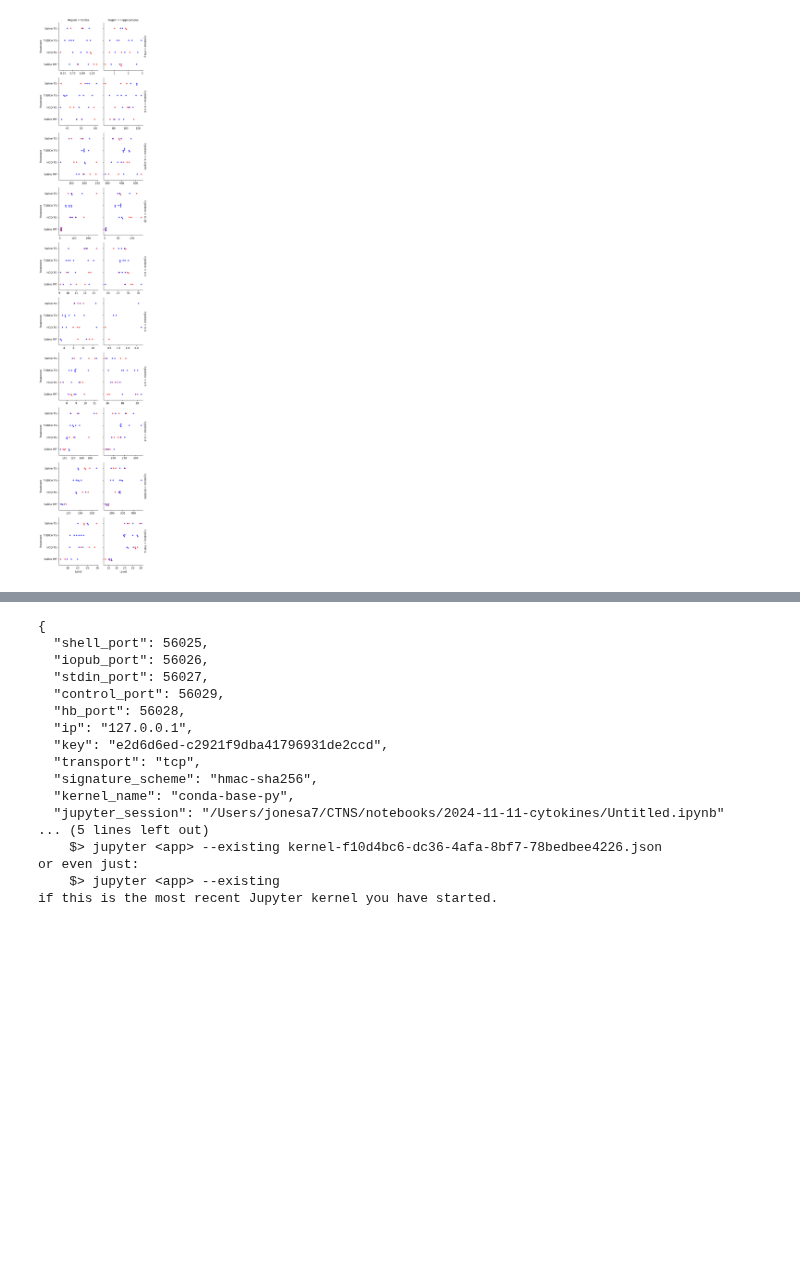
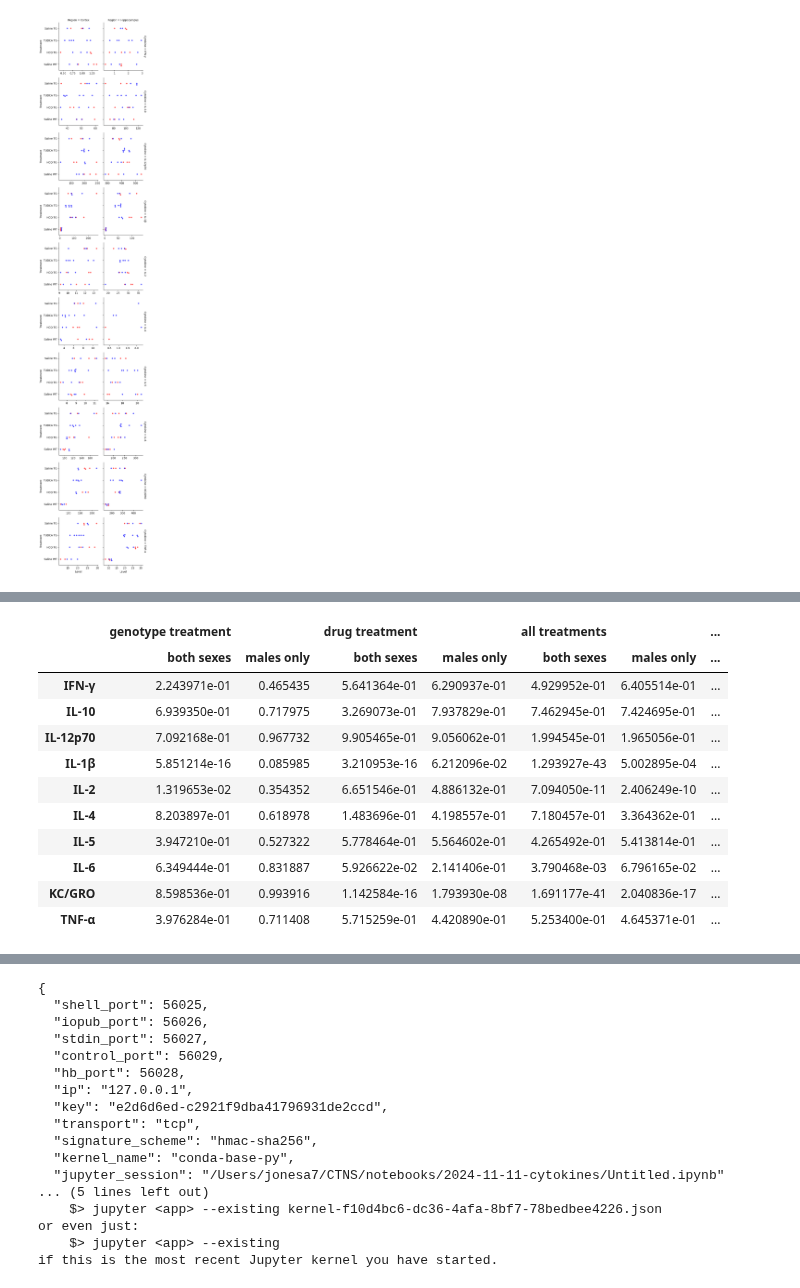
Before and after one commit to attilagk/CTNS-notebook, a Jupyter notebook: 2024-11-11-cytokines/2024-11-11-cytokines.ipynb, the cells around one changed output, grey strips where cells are left out. Cells and saved outputs as stored; diff of their text form; code cells hidden in the pictures; blank space fills up the shorter version.

```diff
--- a/2024-11-11-cytokines/2024-11-11-cytokines.ipynb
+++ b/2024-11-11-cytokines/2024-11-11-cytokines.ipynb
@@ -265,0 +207,15 @@ Notes:
+# %%
+results_CO28152.map(lambda r: jarque_bera(r.resid)[1])
+# %% [output]
+|  | genotype treatment |  | drug treatment |  | all treatments |  | ... |
+|  | both sexes | males only | both sexes | males only | both sexes | males only | ... |
+| IFN-γ | 2.243971e-01 | 0.465435 | 5.641364e-01 | 6.290937e-01 | 4.929952e-01 | 6.405514e-01 | ... |
+| IL-10 | 6.939350e-01 | 0.717975 | 3.269073e-01 | 7.937829e-01 | 7.462945e-01 | 7.424695e-01 | ... |
+| IL-12p70 | 7.092168e-01 | 0.967732 | 9.905465e-01 | 9.056062e-01 | 1.994545e-01 | 1.965056e-01 | ... |
+| IL-1β | 5.851214e-16 | 0.085985 | 3.210953e-16 | 6.212096e-02 | 1.293927e-43 | 5.002895e-04 | ... |
+| IL-2 | 1.319653e-02 | 0.354352 | 6.651546e-01 | 4.886132e-01 | 7.094050e-11 | 2.406249e-10 | ... |
+| IL-4 | 8.203897e-01 | 0.618978 | 1.483696e-01 | 4.198557e-01 | 7.180457e-01 | 3.364362e-01 | ... |
+| IL-5 | 3.947210e-01 | 0.527322 | 5.778464e-01 | 5.564602e-01 | 4.265492e-01 | 5.413814e-01 | ... |
+| IL-6 | 6.349444e-01 | 0.831887 | 5.926622e-02 | 2.141406e-01 | 3.790468e-03 | 6.796165e-02 | ... |
+| KC/GRO | 8.598536e-01 | 0.993916 | 1.142584e-16 | 1.793930e-08 | 1.691177e-41 | 2.040836e-17 | ... |
+| TNF-α | 3.976284e-01 | 0.711408 | 5.715259e-01 | 4.420890e-01 | 5.253400e-01 | 4.645371e-01 | ... |
```
Also changed, not shown: parts of 14 cells of this notebook.
